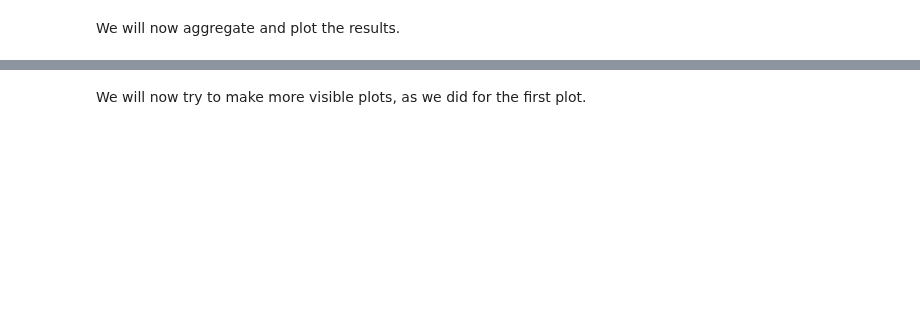
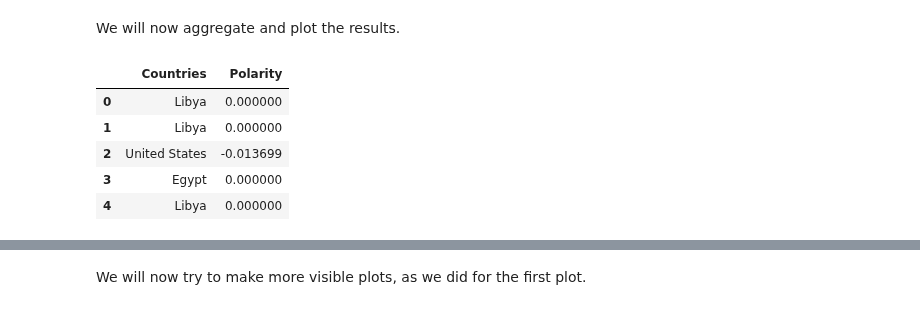
Before and after one commit to amirsh/ada-ana, a Jupyter notebook: HW5-notebooks/HW5-part2.ipynb, the cells around one changed output, grey strips where cells are left out. Cells and saved outputs as stored; diff of their text form; code cells hidden in the pictures; blank space fills up the shorter version.

```diff
--- a/HW5-notebooks/HW5-part2.ipynb
+++ b/HW5-notebooks/HW5-part2.ipynb
@@ -341,8 +366,15 @@ We will now aggregate and plot the results.
 # %%
 rows = []
 _ = clean_emails.apply(lambda row: [rows.append([row['Email Text'], nn, row['Polarity 2']])
                          for nn in row.Countries], axis=1)
-clean_emails_new = pd.DataFrame(rows, columns=clean_emails.columns)
-countries_polarity2 = clean_emails_new[['Countries', 'Polarity 2']]
+clean_emails_new = pd.DataFrame(rows, columns=['Email Text','Countries','Polarity'])
+countries_polarity2 = clean_emails_new[['Countries', 'Polarity']]
 
 countries_polarity2.head()
+# %% [output]
+|  | Countries | Polarity |
+| 0 | Libya | 0.000000 |
+| 1 | Libya | 0.000000 |
+| 2 | United States | -0.013699 |
+| 3 | Egypt | 0.000000 |
+| 4 | Libya | 0.000000 |
```
Also changed, not shown: parts of 7 cells of this notebook.
